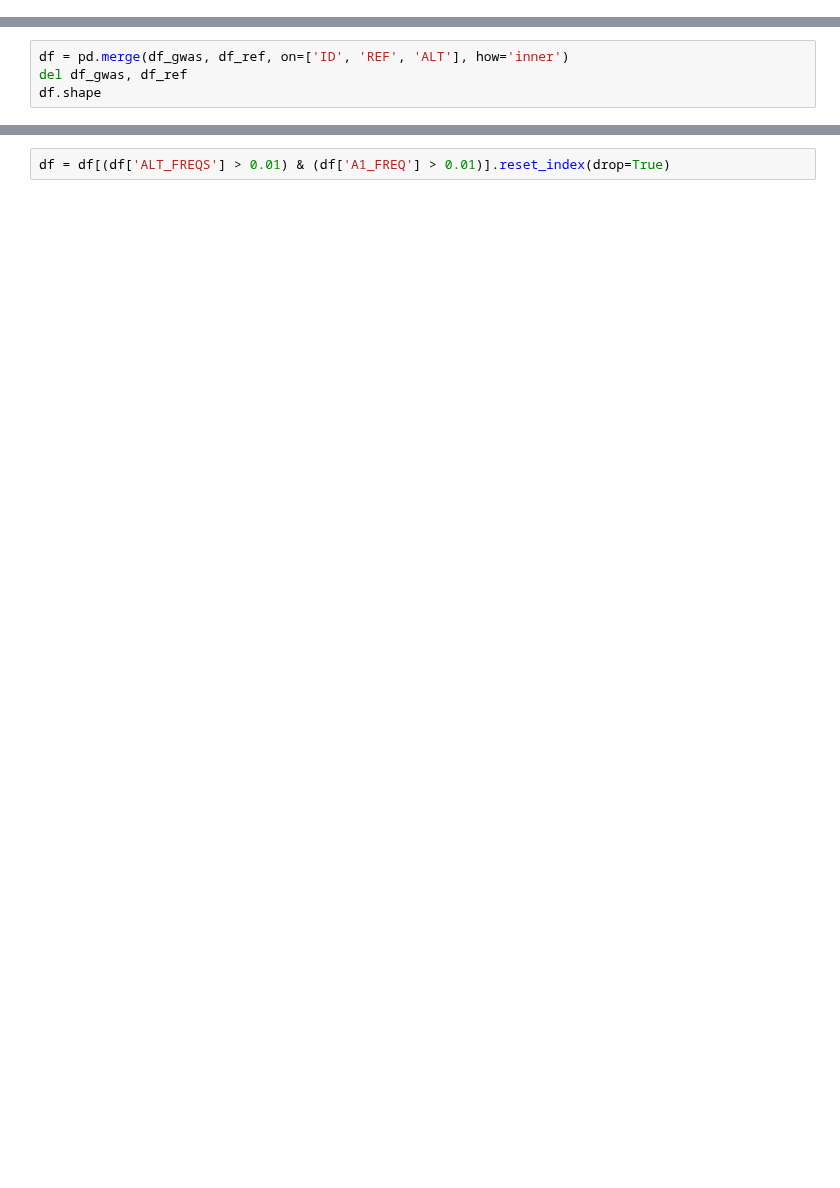
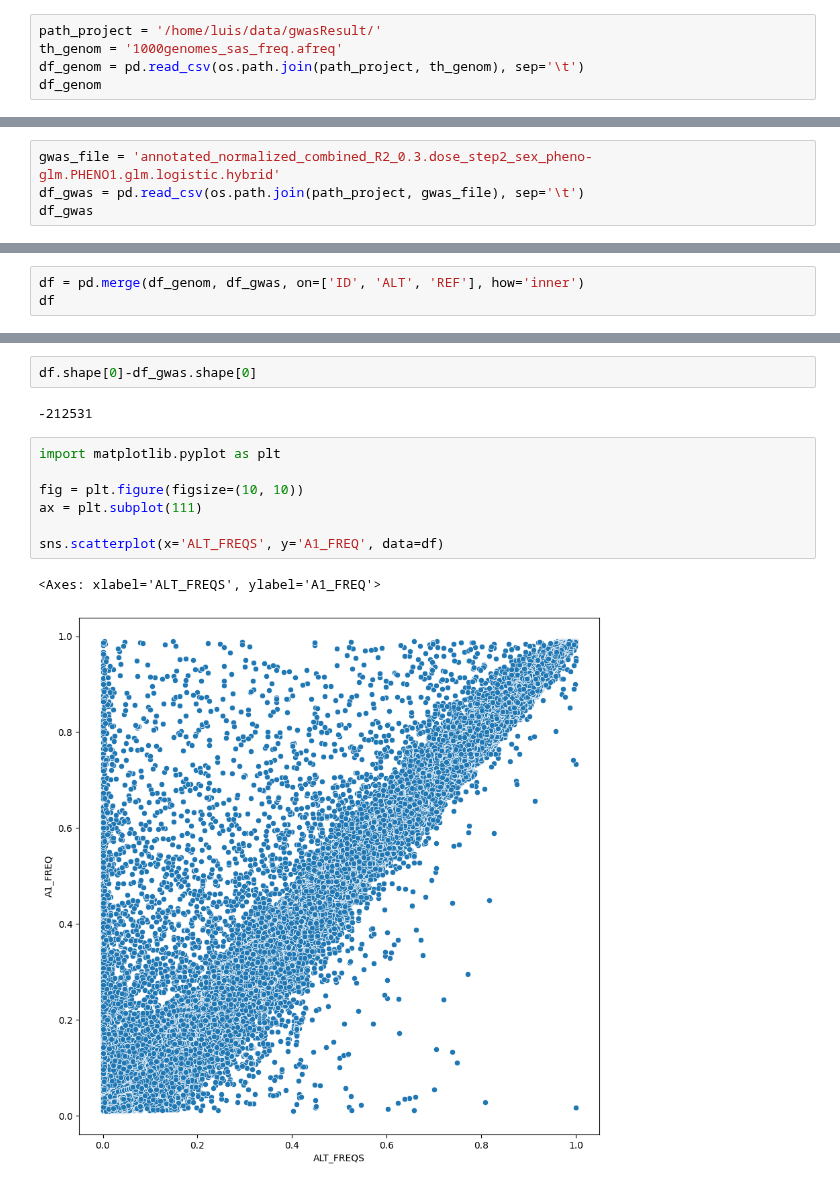
Before and after one commit to cge-tubingens/IDEAL-GENOM, a Jupyter notebook: viz_notebooks/maf_plot.ipynb, the cells around one changed output, grey strips where cells are left out. Drawn from its saved outputs; the diff is of its cells as text; blank space fills up the shorter version.

```diff
--- a/viz_notebooks/maf_plot.ipynb
+++ b/viz_notebooks/maf_plot.ipynb
@@ -45,0 +5,5 @@ df_ref.head(10)
+# %%
+path_project = '/home/luis/data/gwasResult/'
+th_genom = '1000genomes_sas_freq.afreq'
+df_genom = pd.read_csv(os.path.join(path_project, th_genom), sep='\t')
+df_genom
@@ -45,0 +24,4 @@ df_ref.head(10)
+# %%
+gwas_file = 'annotated_normalized_combined_R2_0.3.dose_step2_sex_pheno-glm.PHENO1.glm.logistic.hybrid'
+df_gwas = pd.read_csv(os.path.join(path_project, gwas_file), sep='\t')
+df_gwas
@@ -46,5 +42,4 @@ df_ref.head(10)
 # %%
-df = pd.merge(df_gwas, df_ref, on=['ID', 'REF', 'ALT'], how='inner')
-del df_gwas, df_ref
-df.shape
+df = pd.merge(df_genom, df_gwas, on=['ID', 'ALT', 'REF'], how='inner')
+df
 # %% [output]
@@ -52,2 +59,14 @@ df.shape
-# %%
-df = df[(df['ALT_FREQS'] > 0.01) & (df['A1_FREQ'] > 0.01)].reset_index(drop=True)
+# %%
+df.shape[0]-df_gwas.shape[0]
+# %% [output]
+-212531
+# %%
+import matplotlib.pyplot as plt
+
+fig = plt.figure(figsize=(10, 10))
+ax = plt.subplot(111)
+
+sns.scatterplot(x='ALT_FREQS', y='A1_FREQ', data=df)
+# %% [output]
+<Axes: xlabel='ALT_FREQS', ylabel='A1_FREQ'>
+[figure, added]
```
Also changed, not shown: parts of 22 cells of this notebook, 1 other file.
